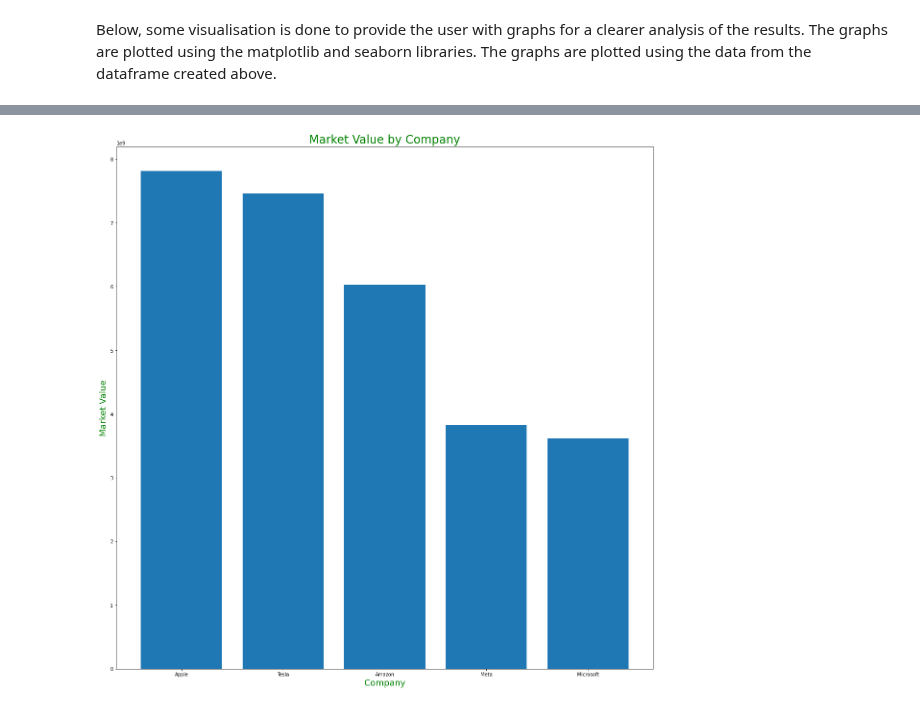
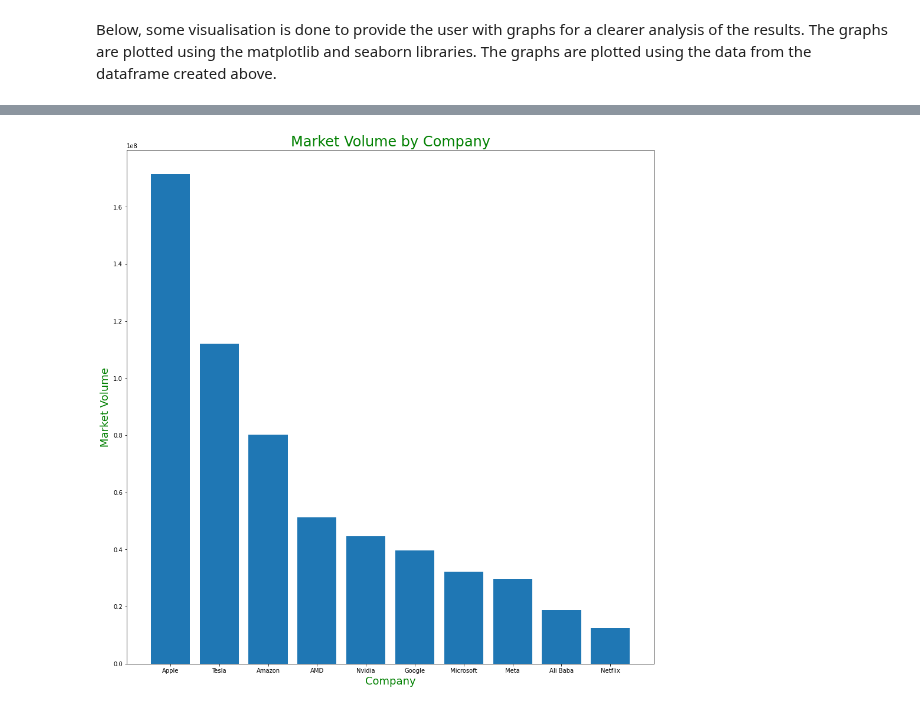
Before and after one commit to ubco-W2022T2-data301/Group35, a Jupyter notebook: analysis/analysis3.ipynb, the cells around one changed output, grey strips where cells are left out. Cells and saved outputs as stored; diff of their text form; code cells hidden in the pictures.

```diff
--- a/analysis/analysis3.ipynb
+++ b/analysis/analysis3.ipynb
@@ -77,6 +82,7 @@ Below, some visualisation is done to provide the user with graphs for a clearer
 # %%
 # Plot the data
 cleaned['Name'] = cleaned.index
+cleaned = cleaned.head(10)
 plt.figure(figsize=(20,20))
 plt.xlabel('Company',fontsize=18).set_color('Green')
 plt.ylabel('Market Value',fontsize=18).set_color('Green')
@@ -107,11 +127,11 @@ Some interesting facts that can be observed is how a lot of the top companies ar
 # %%
-cleaned['Name'] = cleaned.index
-df = cleaned.head(5)
-plt.figure(figsize=(20,20))
+temp = cleaned.sort_values(by=['Volume'], inplace=False, ascending=False)
+temp = temp.head(10)
+plt.figure(figsize=(16,16))
 plt.xlabel('Company',fontsize=18).set_color('Green')
-plt.ylabel('Market Value',fontsize=18).set_color('Green')
-plt.title('Market Value by Company', fontsize=24).set_color('Green')
-plt.bar(df['Name'], df['Market Value'])
+plt.ylabel('Market Volume',fontsize=18).set_color('Green')
+plt.title('Market Volume by Company', fontsize=24).set_color('Green')
+plt.bar(temp['Name'], temp['Volume'])
 plt.show()
 # %% [output]
-[figure, old version]
+[figure, new version]
```
Also changed, not shown: parts of 8 cells of this notebook.
